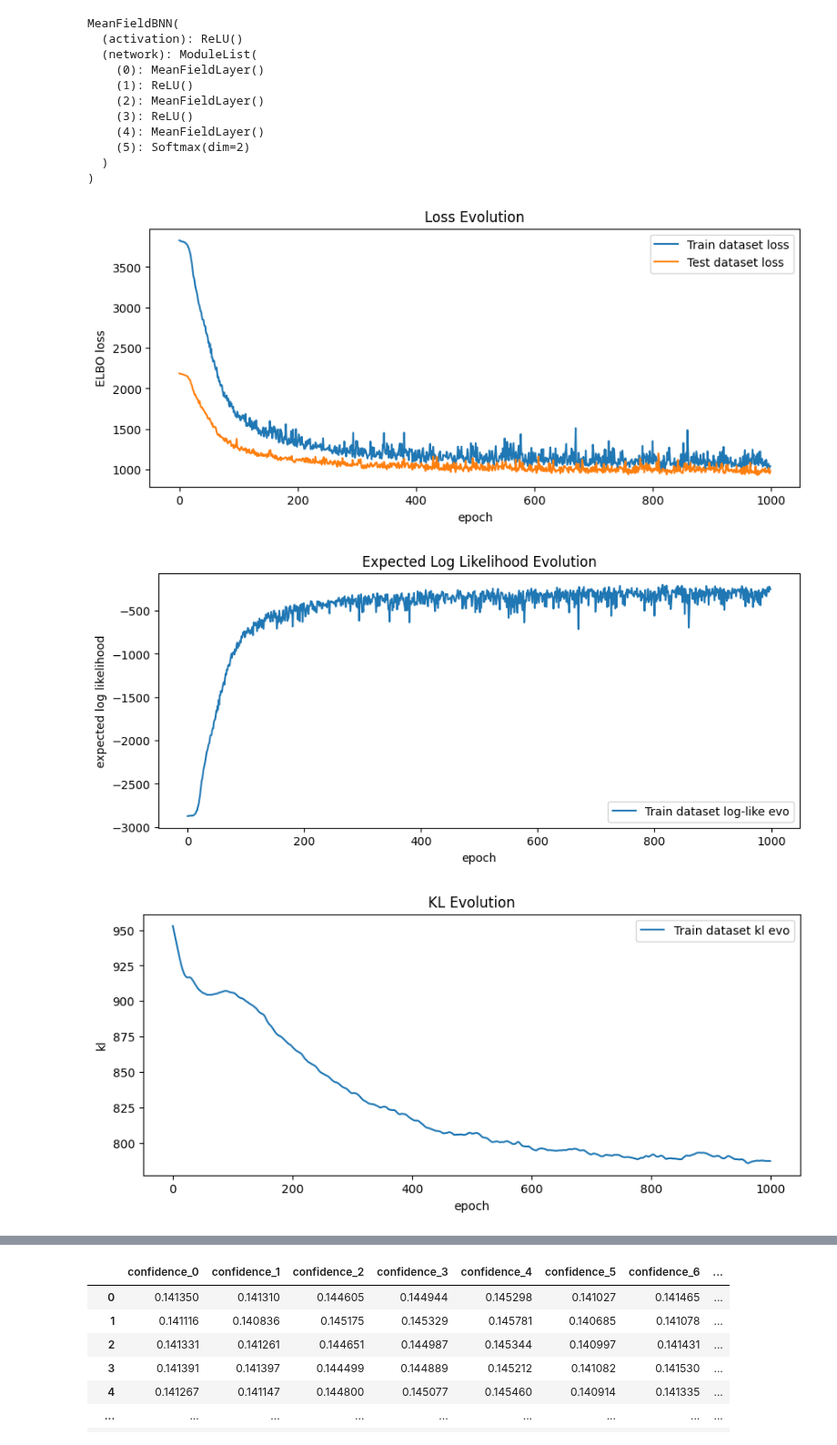
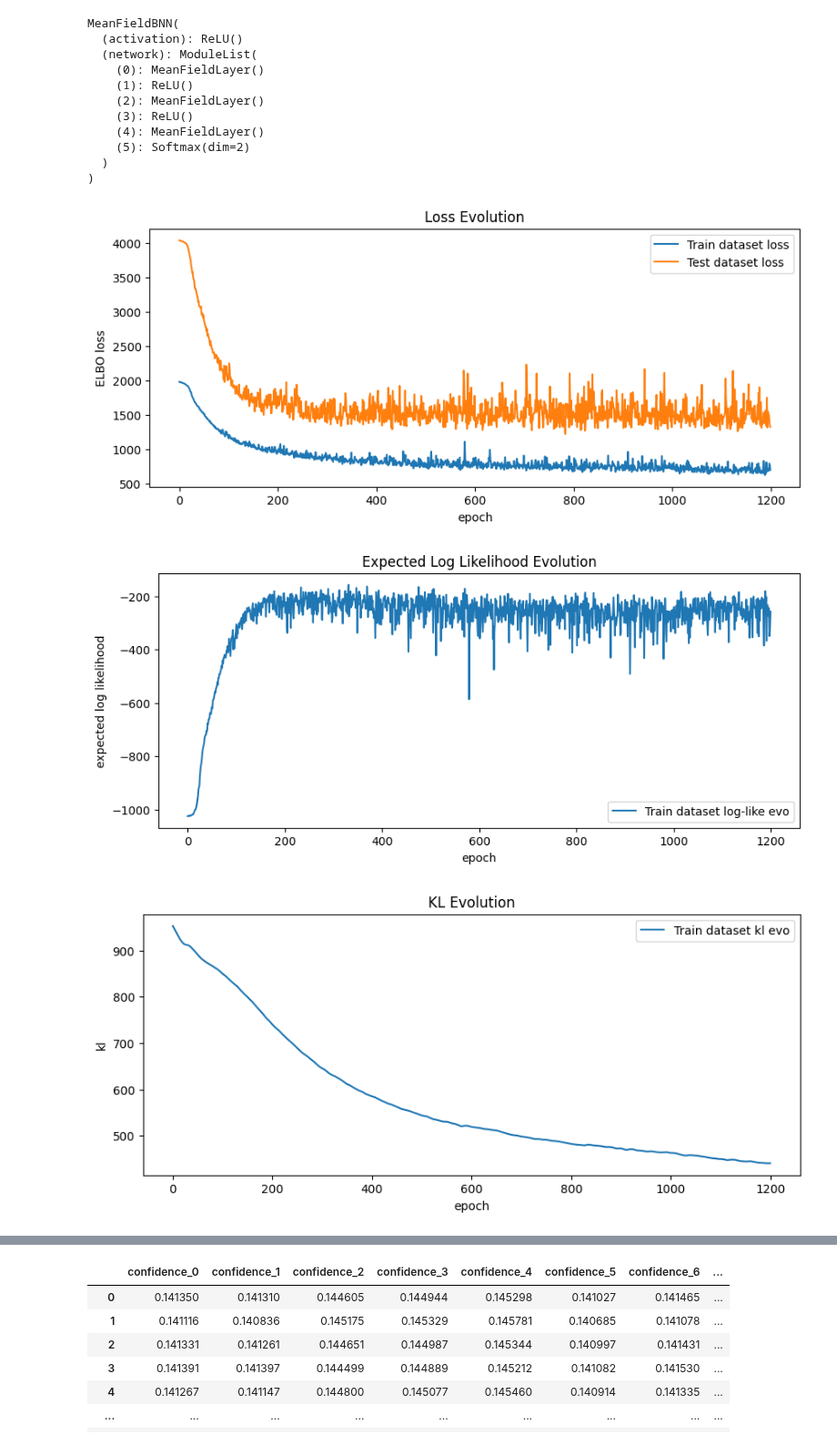
Before and after one commit to Marco-Gal/Bayesian-Neural-Network-Project, a Jupyter notebook: Boston Dataset Experiments/Obesity/Obesity MFVI.ipynb, the cells around one changed output, grey strips where cells are left out. Shown at 91% size. Cells and saved outputs as stored; diff of their text form; code cells hidden in the pictures.

```diff
--- a/Boston Dataset Experiments/Obesity/Obesity MFVI.ipynb
+++ b/Boston Dataset Experiments/Obesity/Obesity MFVI.ipynb
@@ -55,7 +55,7 @@ y['NObeyesdad'] = y['NObeyesdad'].astype('category').cat.codes
 
 # Convert to tensor
 y_tensor = torch.tensor(y['NObeyesdad'].to_numpy(), dtype=torch.long)
-x_tr, x_te, y_tr, y_te = train_test_split(X_tensor, y_tensor, test_size=0.3, random_state=42)
+x_tr, x_te, y_tr, y_te = train_test_split(X_tensor, y_tensor, test_size=0.75, random_state=42)
 
 #try standardising
 x_mean, x_std = x_tr.mean(dim=0), x_tr.std(dim=0)
@@ -219,7 +219,7 @@ class MeanFieldBNN(nn.Module):
         kl = self.kl()
         return kl - exp_ll, exp_ll, kl
 # %%
-bnn_model = MeanFieldBNN(23, [10, 10], 7, noise_std=0.5)
+bnn_model = MeanFieldBNN(23, [10, 10], 7)
 # find value of noise_std that works best by trial and error, but this is of course
 # inherently a bit contrived since we know we set input noise std to 0.15 in dataset generation
 print(bnn_model)
@@ -250,7 +250,7 @@ tr_nll_loss_evo = []
 te_nll_loss_evo = []
 aux_loss = nn.NLLLoss()
 
-for epoch in tqdm(range(1000)):  # epochs
+for epoch in tqdm(range(1200)):  # epochs
     opt.zero_grad()
 
     l, ll, kl = bnn_model.loss(x_tr, y_tr)
@@ -270,33 +270,33 @@ plt.rcParams["figure.figsize"] = (10, 4)
 plt.plot(tr_loss_evo, label='Train dataset loss')
 plt.plot(te_loss_evo, label='Test dataset loss')
 plt.ylabel('ELBO loss')
 plt.xlabel('epoch')
 plt.legend()
 plt.title('Loss Evolution')
 plt.show()
 
 plt.plot(tr_ll_evo, label='Train dataset log-like evo')
 plt.ylabel('expected log likelihood')
 plt.xlabel('epoch')
 plt.legend()
 plt.title('Expected Log Likelihood Evolution')
 plt.show()
 
 plt.plot(tr_kl_evo, label='Train dataset kl evo')
 plt.ylabel('kl')
 plt.xlabel('epoch')
 plt.legend()
 plt.title('KL Evolution')
 plt.show()
 
 plt.plot(tr_nll_loss_evo, label='Train dataset')
 plt.plot(te_nll_loss_evo, label='Test dataset')
 plt.ylabel('NLL')
 plt.xlabel('epoch')
 plt.legend()
 plt.title('NLL Evolution')
 plt.show()
 # %% [output]
-[figure, old version]
+[figure, new version]
-[figure, old version]
+[figure, new version]
-[figure, old version]
+[figure, new version]
```
Also changed, not shown: parts of 5 cells of this notebook, 9 other files.
